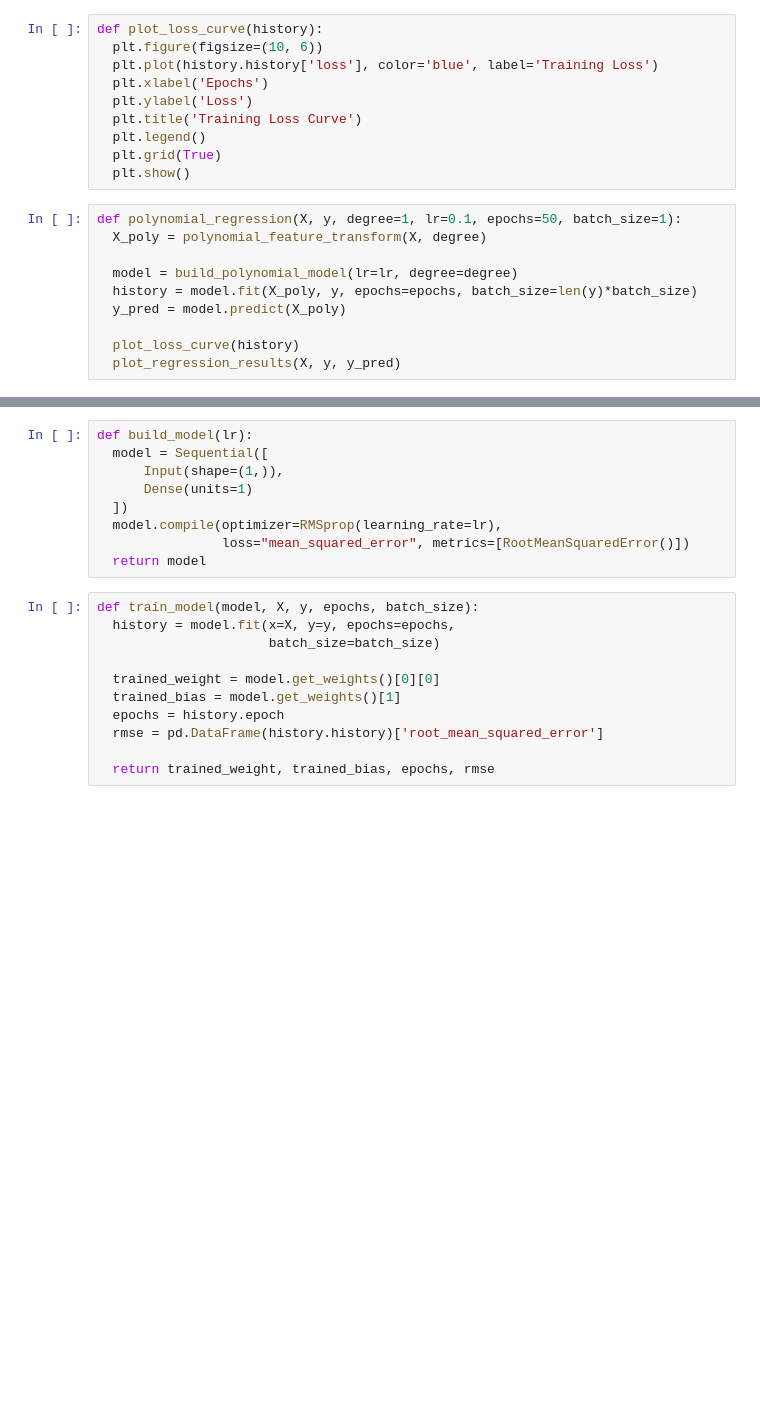
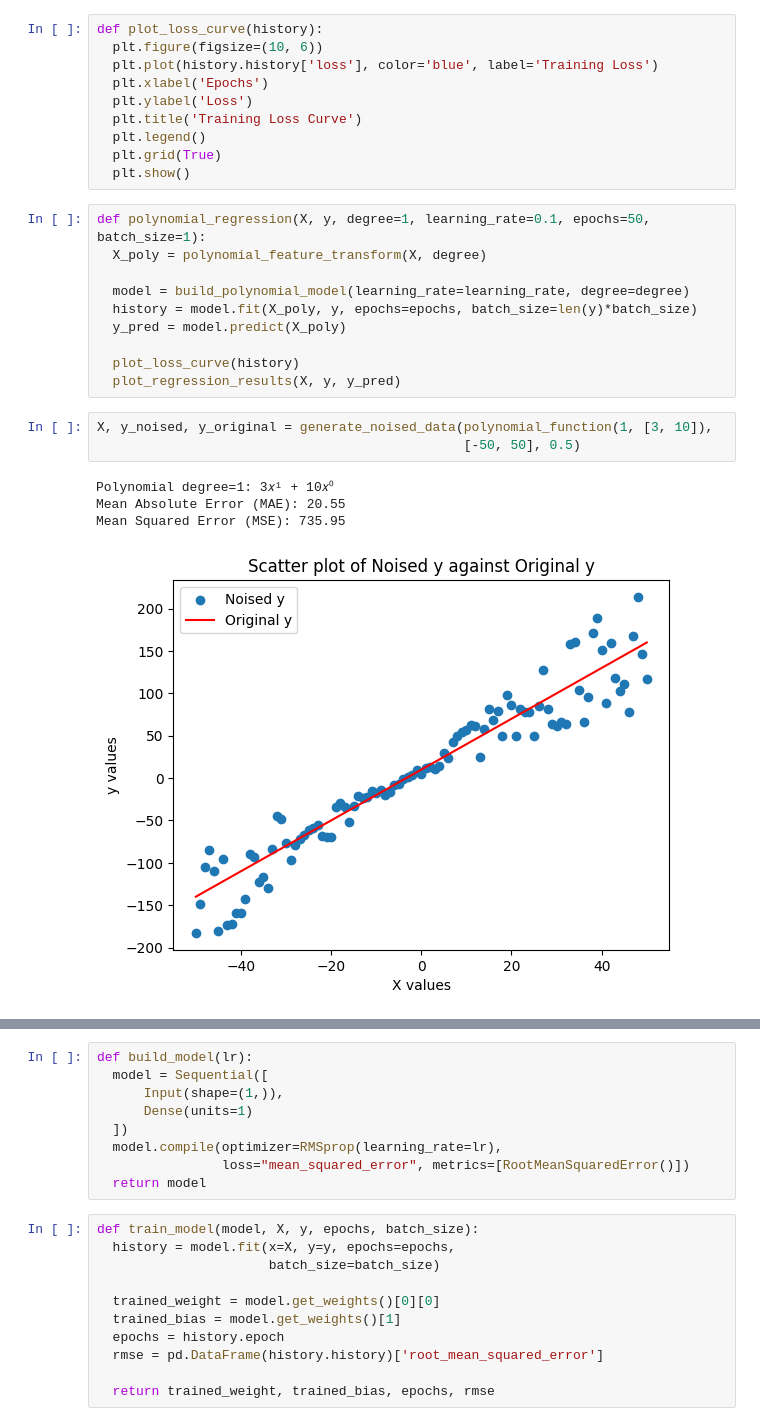
Before and after one commit to k26rahul/ML-Projects-March-2024, a Jupyter notebook: TensorFlow/tensorflow.ipynb, the cells around one changed output, grey strips where cells are left out. Drawn from its saved outputs; the diff is of its cells as text; blank space fills up the shorter version.

```diff
--- a/TensorFlow/tensorflow.ipynb
+++ b/TensorFlow/tensorflow.ipynb
@@ -116,13 +173,21 @@ def plot_loss_curve(history):
   plt.grid(True)
   plt.show()
 # %%
-def polynomial_regression(X, y, degree=1, lr=0.1, epochs=50, batch_size=1):
+def polynomial_regression(X, y, degree=1, learning_rate=0.1, epochs=50, batch_size=1):
   X_poly = polynomial_feature_transform(X, degree)
 
-  model = build_polynomial_model(lr=lr, degree=degree)
+  model = build_polynomial_model(learning_rate=learning_rate, degree=degree)
   history = model.fit(X_poly, y, epochs=epochs, batch_size=len(y)*batch_size)
   y_pred = model.predict(X_poly)
 
   plot_loss_curve(history)
   plot_regression_results(X, y, y_pred)
+# %%
+X, y_noised, y_original = generate_noised_data(polynomial_function(1, [3, 10]),
+                                               [-50, 50], 0.5)
+# %% [output]
+Polynomial degree=1: 3𝑥¹ + 10𝑥⁰
+Mean Absolute Error (MAE): 20.55
+Mean Squared Error (MSE): 735.95
+[figure, added]
 # %%
```
Also changed, not shown: parts of 22 cells of this notebook.
